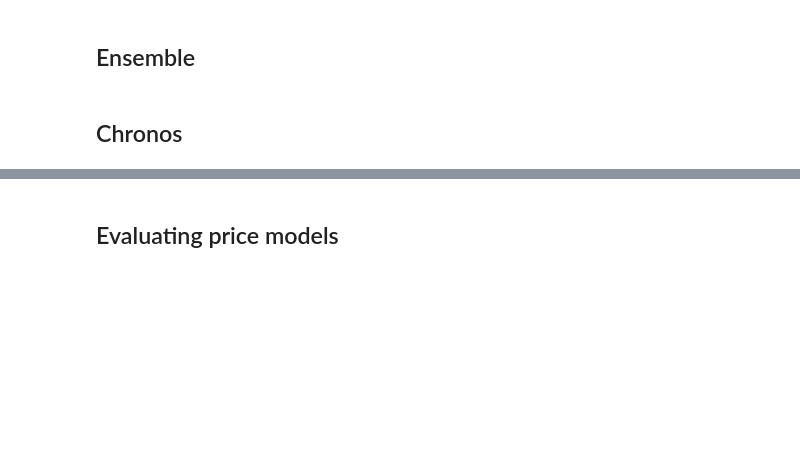
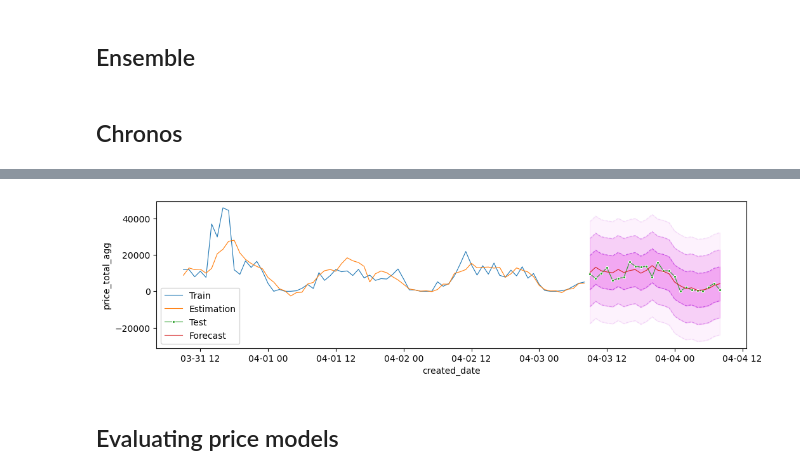
Before and after one commit to jeffc05/sinatra_sales_forecasting, a Jupyter notebook: sales_forecasting.ipynb, the cells around one changed output, grey strips where cells are left out. Cells and saved outputs as stored; diff of their text form; code cells hidden in the pictures; blank space fills up the shorter version.

```diff
--- a/sales_forecasting.ipynb
+++ b/sales_forecasting.ipynb
@@ -1130,3 +1074,46 @@ ValueError: Found array with 0 sample(s) (shape=(0, 24)) while a minimum of 1 is
+# %%
+p, d, q, P, D, Q, m = res[np.argmin([x[1] for x in res])][0]
+
+sarimax = SARIMAX(endog=y_train, order=(p, d, q), seasonal_order=(P, D, Q, m), exog=X_train, freq='h')
+model = sarimax.fit()
+# %%
+estimations = model.predict(exog=X_train)
+# %%
+res_test = model.get_prediction(start=START_DATE, end=END_DATE, exog=X_test).summary_frame(alpha=0.05)
+sarimax_lower = pd.Series(res_test['mean_ci_lower'], X_test.index)
+sarimax_forecast = pd.Series(res_test['mean'], X_test.index)
+sarimax_upper = pd.Series(res_test['mean_ci_upper'], X_test.index)
+# %%
+plt.figure(figsize=(12, 3))
+sns.lineplot(y_train.iloc[-3*TEST_SIZE:], lw=0.8, label='Train')
+sns.lineplot(estimations.iloc[-3*TEST_SIZE:], lw=0.8, label='Estimation')
+sns.lineplot(y_test, lw=0.8, label='Test', marker='o', markersize=3)
+sns.lineplot(sarimax_forecast, lw=0.8, label='Forecast')
+sns.lineplot(sarimax_lower, c='darkviolet', alpha=0.5, linestyle='--', lw=0.8)
+sns.lineplot(sarimax_upper, c='darkviolet', alpha=0.5, linestyle='--', lw=0.8)
+sns.lineplot(2*sarimax_lower-sarimax_forecast, c='darkviolet', alpha=0.3, linestyle='--', lw=0.8)
+sns.lineplot(2*sarimax_upper-sarimax_forecast, c='darkviolet', alpha=0.3, linestyle='--', lw=0.8)
+sns.lineplot(3*sarimax_lower-2*sarimax_forecast, c='darkviolet', alpha=0.1, linestyle='--', lw=0.8)
+sns.lineplot(3*sarimax_upper-2*sarimax_forecast, c='darkviolet', alpha=0.1, linestyle='--', lw=0.8)
+plt.fill_between(x=sarimax_forecast.index[-TEST_SIZE:],
+                 y1=sarimax_lower,
+                 y2=sarimax_upper,
+                 color='violet',
+                 alpha=0.5)
+plt.fill_between(x=sarimax_forecast.index[-TEST_SIZE:],
+                 y1=2*sarimax_lower-sarimax_forecast,
+                 y2=2*sarimax_upper-sarimax_forecast,
+                 color='violet',
+                 alpha=0.3)
+plt.fill_between(x=sarimax_forecast.index[-TEST_SIZE:],
+                 y1=3*sarimax_lower-2*sarimax_forecast,
+                 y2=3*sarimax_upper-2*sarimax_forecast,
+                 color='violet',
+                 alpha=0.1)
+plt.legend()
+plt.show();
+# %% [output]
+[figure, added]
 # %% [markdown]
 ## Evaluating price models
 # %%
```
Also changed, not shown: parts of 36 cells of this notebook, 3 other files.
